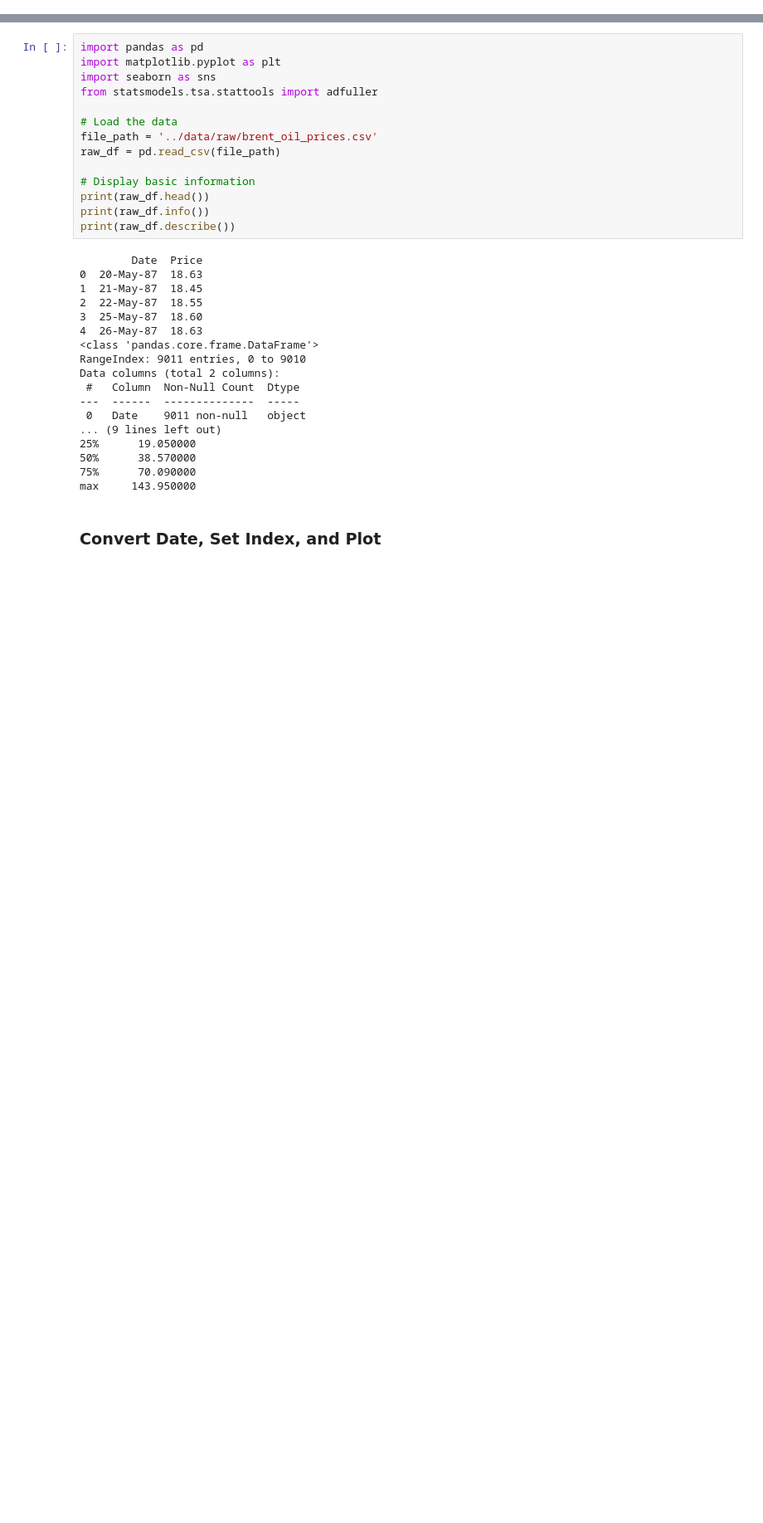
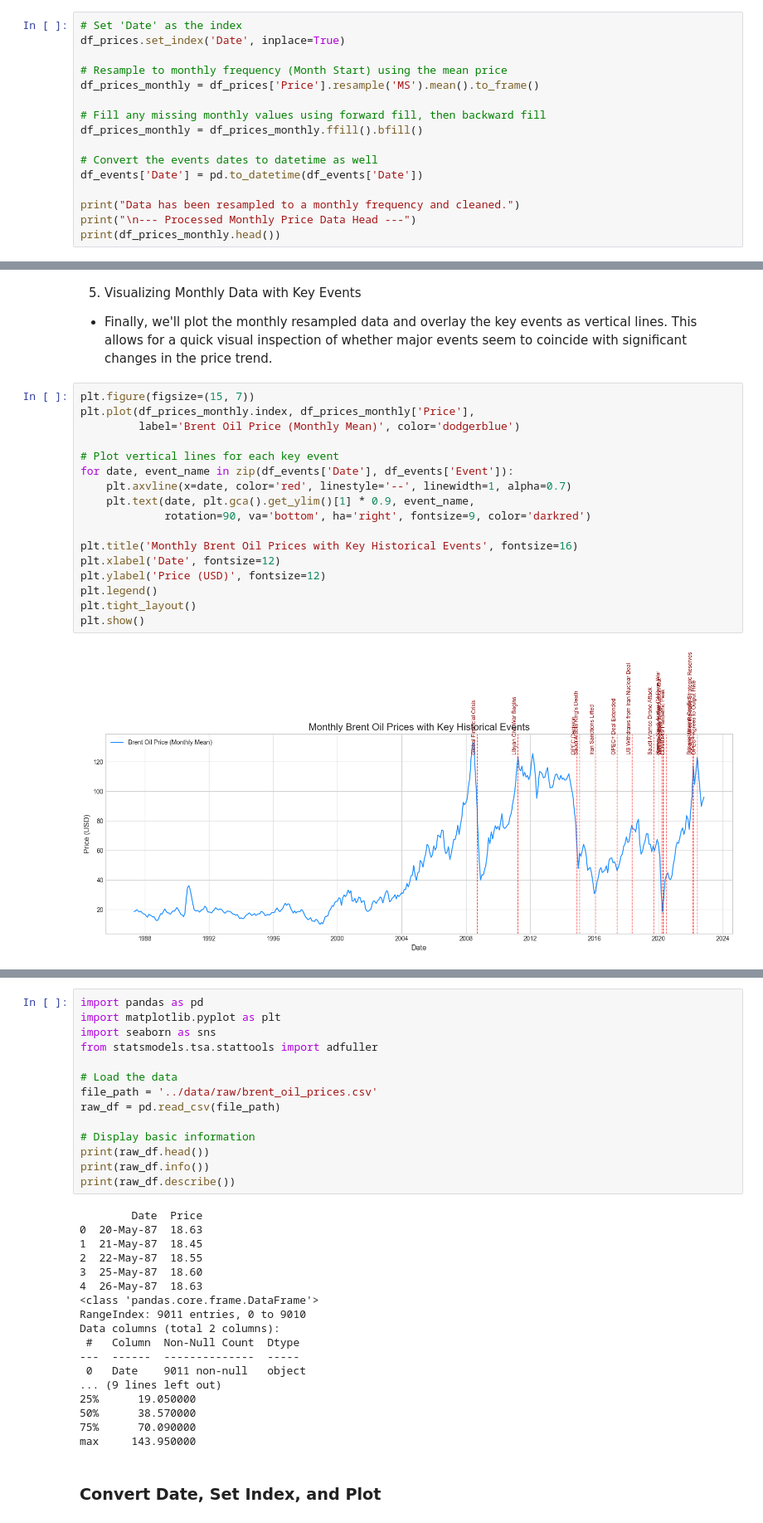
Before and after one commit to AlexKalll/Birhan-Energies-BrentOil-ChangePoint-Analysis, a Jupyter notebook: notebooks/EDA.ipynb, the cells around one changed output, grey strips where cells are left out. Shown: that part at 83% size. Drawn from its saved outputs; the diff is of its cells as text; blank space fills up the shorter version.

```diff
--- a/notebooks/EDA.ipynb
+++ b/notebooks/EDA.ipynb
@@ -6,0 +87,16 @@ This notebook focuses on analyzing the time series properties of Brent oil price
+# %%
+# Set 'Date' as the index
+df_prices.set_index('Date', inplace=True)
+
+# Resample to monthly frequency (Month Start) using the mean price
+df_prices_monthly = df_prices['Price'].resample('MS').mean().to_frame()
+
+# Fill any missing monthly values using forward fill, then backward fill
+df_prices_monthly = df_prices_monthly.ffill().bfill()
+
+# Convert the events dates to datetime as well
+df_events['Date'] = pd.to_datetime(df_events['Date'])
+
+print("Data has been resampled to a monthly frequency and cleaned.")
+print("\n--- Processed Monthly Price Data Head ---")
+print(df_prices_monthly.head())
@@ -6,0 +114,22 @@ This notebook focuses on analyzing the time series properties of Brent oil price
+# %% [markdown]
+5. Visualizing Monthly Data with Key Events
+- Finally, we'll plot the monthly resampled data and overlay the key events as vertical lines. This allows for a quick visual inspection of whether major events seem to coincide with significant changes in the price trend.
+# %%
+plt.figure(figsize=(15, 7))
+plt.plot(df_prices_monthly.index, df_prices_monthly['Price'],
+         label='Brent Oil Price (Monthly Mean)', color='dodgerblue')
+
+# Plot vertical lines for each key event
+for date, event_name in zip(df_events['Date'], df_events['Event']):
+    plt.axvline(x=date, color='red', linestyle='--', linewidth=1, alpha=0.7)
+    plt.text(date, plt.gca().get_ylim()[1] * 0.9, event_name,
+             rotation=90, va='bottom', ha='right', fontsize=9, color='darkred')
+
+plt.title('Monthly Brent Oil Prices with Key Historical Events', fontsize=16)
+plt.xlabel('Date', fontsize=12)
+plt.ylabel('Price (USD)', fontsize=12)
+plt.legend()
+plt.tight_layout()
+plt.show()
+# %% [output]
+[figure, added]
```
Also changed, not shown: parts of 11 cells of this notebook.
